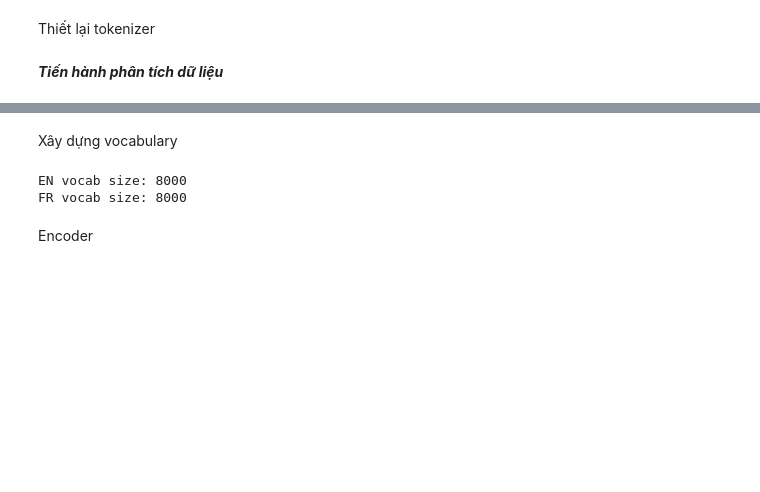
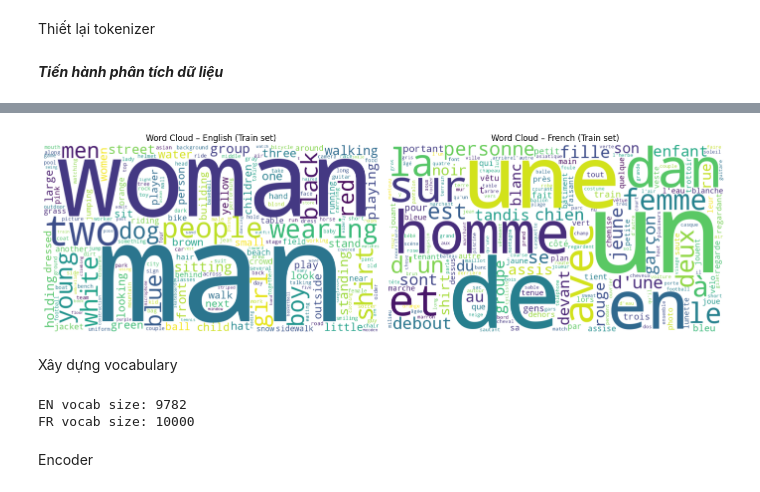
Before and after one commit to anthonysimonIsCoding/lstm-en-fr, a Jupyter notebook: lstm-en-fr.ipynb, the cells around one changed output, grey strips where cells are left out. Drawn from its saved outputs; the diff is of its cells as text; code cells hidden in the pictures; blank space fills up the shorter version.

```diff
--- a/lstm-en-fr.ipynb
+++ b/lstm-en-fr.ipynb
@@ -197,3 +242,35 @@ plt.show()
+# %%
+def merge_corpus(sentences):
+    return " ".join(s.lower() for s in sentences)
+
+en_corpus = merge_corpus(train_en_lines)
+fr_corpus = merge_corpus(train_fr_lines)
+
+def plot_wordcloud(text, title):
+    wc = WordCloud(
+        width=900,
+        height=500,
+        max_words=200,
+        background_color="white",
+        collocations=False
+    ).generate(text)
+
+    plt.imshow(wc, interpolation="bilinear")
+    plt.axis("off")
+    plt.title(title)
+
+plt.figure(figsize=(14, 6))
+
+plt.subplot(1, 2, 1)
+plot_wordcloud(en_corpus, "Word Cloud – English (Train set)")
+
+plt.subplot(1, 2, 2)
+plot_wordcloud(fr_corpus, "Word Cloud – French (Train set)")
+
+plt.tight_layout()
+plt.show()
+# %% [output]
+[figure, added]
 # %% [markdown]
 Xây dựng vocabulary
 # %%
@@ -225,14 +302,14 @@ def build_vocab(sentences, tokenizer, max_size):
   return token_to_index, index_token, counter
 # %%
 # Build vocab
-vocab_en, index_en, counter_en = build_vocab(train_en_lines, tokenizer_en, max_size=8000)
-vocab_fr, index_fr, counter_fr = build_vocab(train_fr_lines, tokenizer_fr, max_size=8000)
+vocab_en, index_en, counter_en = build_vocab(train_en_lines, tokenizer_en, max_size=10000)
+vocab_fr, index_fr, counter_fr = build_vocab(train_fr_lines, tokenizer_fr, max_size=10000)
 
 print("EN vocab size:", len(vocab_en))
 print("FR vocab size:", len(vocab_fr))
 # %% [output]
-EN vocab size: 8000
-FR vocab size: 8000
+EN vocab size: 9782
+FR vocab size: 10000
 # %%
 # Đưa vocab về dạng số
 def numericalize_source(sentence, tokenizer, vocab):
```
Also changed, not shown: parts of 27 cells of this notebook.
